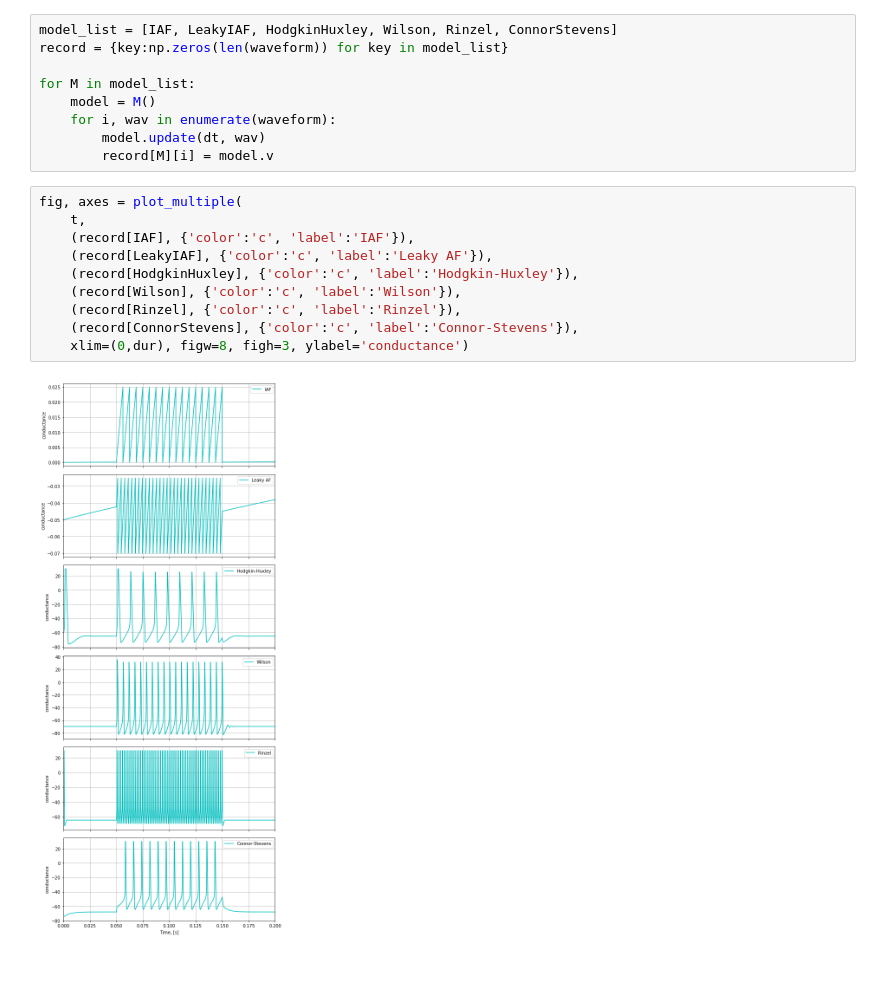
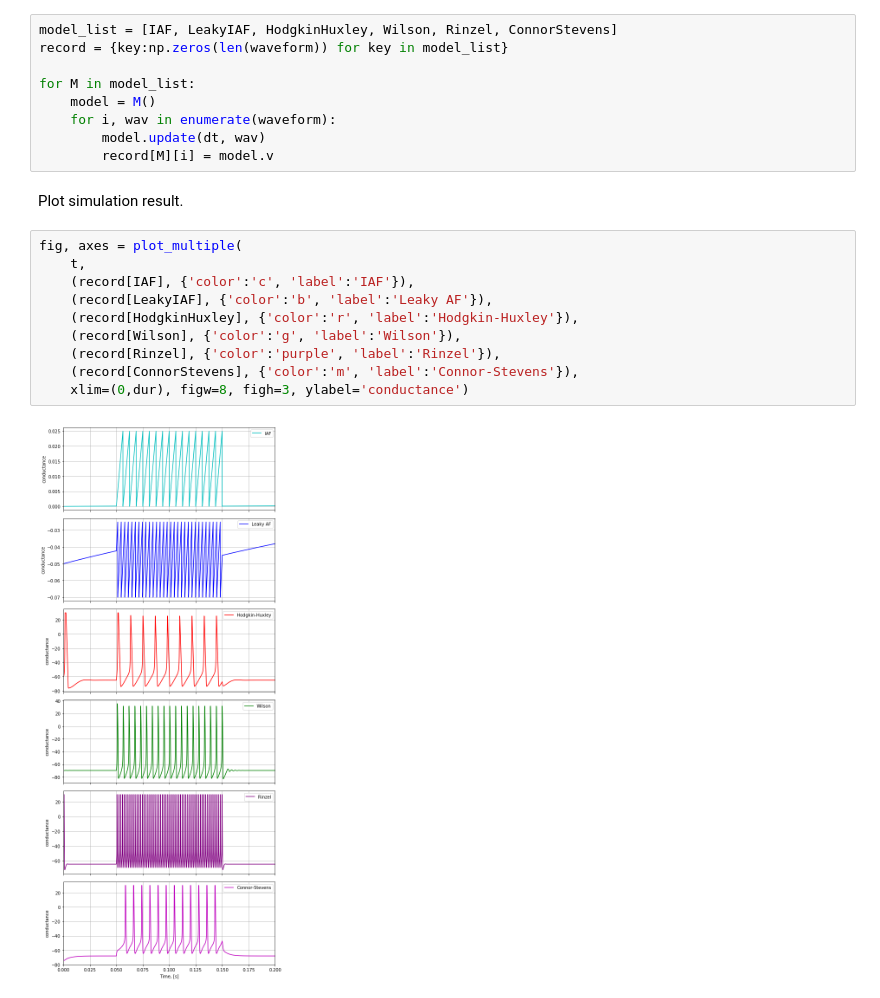
Before and after one commit to chungheng/neural, a Jupyter notebook: notebooks/Neuron Models.ipynb, the cells around one changed output. Cells and saved outputs as stored; diff of their text form; blank space fills up the shorter version.

```diff
--- a/notebooks/Neuron Models.ipynb
+++ b/notebooks/Neuron Models.ipynb
@@ -32,15 +32,17 @@ for M in model_list:
     for i, wav in enumerate(waveform):
         model.update(dt, wav)
         record[M][i] = model.v
+# %% [markdown]
+Plot simulation result.
 # %%
 fig, axes = plot_multiple(
     t,
     (record[IAF], {'color':'c', 'label':'IAF'}),
-    (record[LeakyIAF], {'color':'c', 'label':'Leaky AF'}),
-    (record[HodgkinHuxley], {'color':'c', 'label':'Hodgkin-Huxley'}),
-    (record[Wilson], {'color':'c', 'label':'Wilson'}),
-    (record[Rinzel], {'color':'c', 'label':'Rinzel'}),
-    (record[ConnorStevens], {'color':'c', 'label':'Connor-Stevens'}),
+    (record[LeakyIAF], {'color':'b', 'label':'Leaky AF'}),
+    (record[HodgkinHuxley], {'color':'r', 'label':'Hodgkin-Huxley'}),
+    (record[Wilson], {'color':'g', 'label':'Wilson'}),
+    (record[Rinzel], {'color':'purple', 'label':'Rinzel'}),
+    (record[ConnorStevens], {'color':'m', 'label':'Connor-Stevens'}),
     xlim=(0,dur), figw=8, figh=3, ylabel='conductance')
 # %% [output]
-[figure, old version]
+[figure, new version]
```
Also changed, not shown: parts of 2 cells of this notebook.
